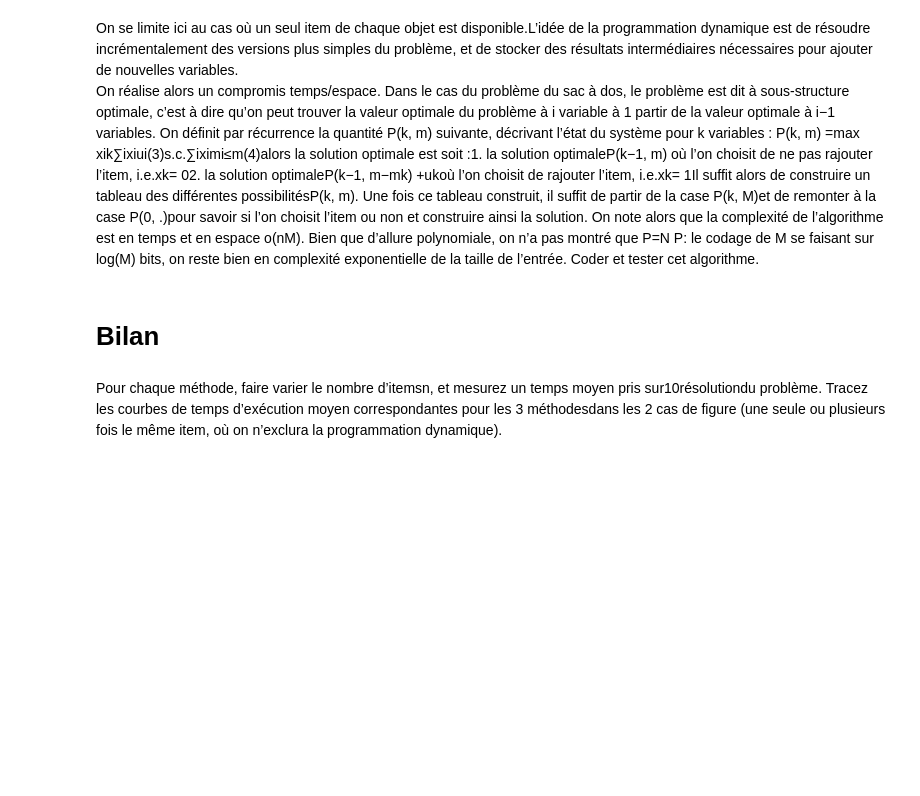
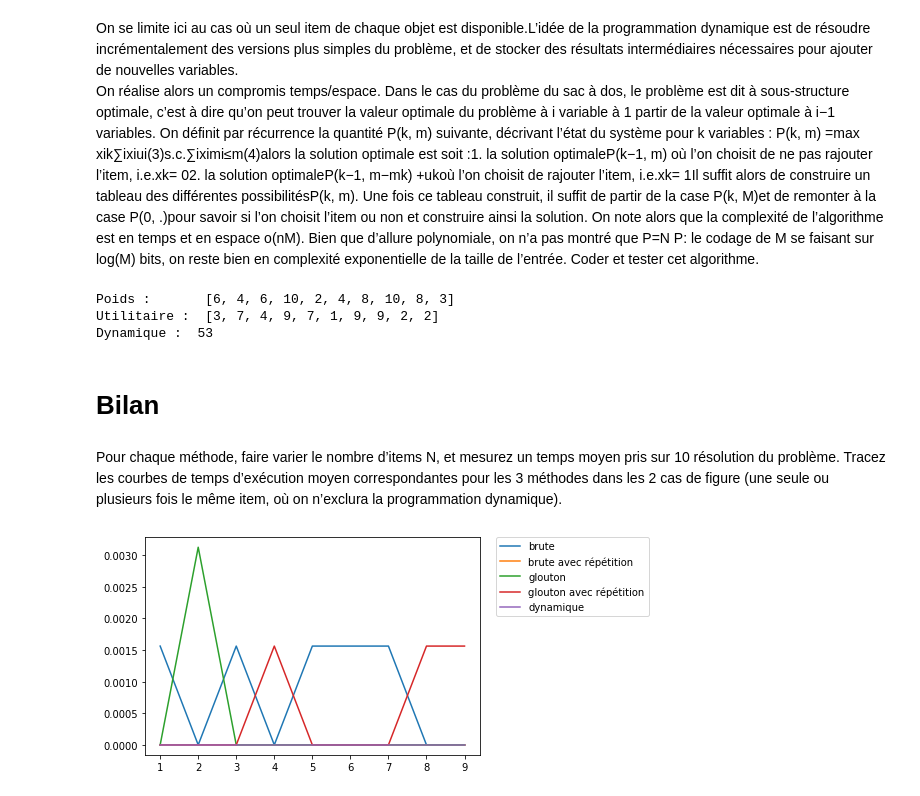
Before and after one commit to LordRayd/Master1, a Jupyter notebook: 2245_High_Peformance_Computing/TD2/TD2_Samuel_LEBERRE.ipynb, the cells around one changed output. Saved outputs shown, nothing was run; the diff lists cells and outputs as text; code cells hidden in the pictures; blank space fills up the shorter version.

```diff
--- a/2245_High_Peformance_Computing/TD2/TD2_Samuel_LEBERRE.ipynb
+++ b/2245_High_Peformance_Computing/TD2/TD2_Samuel_LEBERRE.ipynb
@@ -41,7 +121,82 @@ On calcule pour chaque objet le rapport gain/masse (ui/mi). On trie les objets p
 # %% [markdown]
 On se limite ici au cas où un seul item de chaque objet est disponible.L’idée de la programmation dynamique est de résoudre incrémentalement des versions plus simples du problème, et de stocker des résultats intermédiaires nécessaires pour ajouter de nouvelles variables. <br> On réalise alors un compromis temps/espace. Dans le cas du problème du sac à dos, le problème est dit à sous-structure optimale, c’est à dire qu’on peut trouver la valeur optimale du problème à i variable à 1
 partir de la valeur optimale à i−1 variables. On définit par récurrence la quantité P(k, m) suivante, décrivant l’état du système pour k variables : P(k, m)  =max xik∑ixiui(3)s.c.∑iximi≤m(4)alors la solution optimale est soit :1. la solution optimaleP(k−1, m) où l’on choisit de ne pas rajouter l’item, i.e.xk= 02. la solution optimaleP(k−1, m−mk) +ukoù l’on choisit de rajouter l’item, i.e.xk= 1Il suffit alors de construire un tableau des différentes possibilitésP(k, m). Une fois ce tableau construit, il suffit de partir de la case P(k, M)et de remonter à la case P(0, .)pour savoir si l’on choisit l’item ou non et construire ainsi la solution. On note alors que la complexité de l’algorithme est en temps et en espace o(nM). Bien que d’allure polynomiale, on n’a pas montré que P=N P: le codage de M se faisant sur log(M) bits, on reste bien en complexité exponentielle de la taille de l’entrée. Coder et tester cet algorithme.
+# %%
+def dynamique(nb_a_atteindre, tab_poids, tab_util, index):
+    P = [[0 for x in range(nb_a_atteindre+1)] for x in range(index+1)]
+    for i in range(index+1):
+        for j in range(nb_a_atteindre+1):
+            if i==0 or j==0:
+                P[i][j] = 0
+            elif tab_poids[i-1] <= j:
+                P[i][j] = max(P[i-1][j], tab_util[i-1] + P[i-1][j-tab_poids[i-1]])
+            else:
+                P[i][j] = P[i-1][j]
+    return P[index][nb_a_atteindre]
+
+print("Poids :      ", poids)
+print("Utilitaire : ", util)
+print("Dynamique : ", dynamique(M, poids, util, N))
+# %% [output]
+Poids :       [6, 4, 6, 10, 2, 4, 8, 10, 8, 3]
+Utilitaire :  [3, 7, 4, 9, 7, 1, 9, 9, 2, 2]
+Dynamique :  53
 # %% [markdown]
 # Bilan
 # %% [markdown]
-Pour chaque méthode, faire varier le nombre d’itemsn, et mesurez un temps moyen pris sur10résolutiondu problème.  Tracez les courbes de temps d’exécution moyen correspondantes pour les 3 méthodesdans les 2 cas de figure (une seule ou plusieurs fois le même item, où on n’exclura la programmation dynamique).
+Pour chaque méthode, faire varier le nombre d’items N, et mesurez un temps moyen pris sur 10 résolution du problème. Tracez les courbes de temps d’exécution moyen correspondantes pour les 3 méthodes dans les 2 cas de figure (une seule ou plusieurs fois le même item, où on n’exclura la programmation dynamique).
+# %%
+plt.figure()
+bruteforce1_courbe=[]
+bruteforce2_courbe=[]
+gloutonne1_courbe=[]
+gloutonne2_courbe=[]
+dynamique_courbe=[]
+for i in range(1,N):
+    moy_bruteforce1 = 0
+    moy_bruteforce2 = 0
+    moy_gloutonne1  = 0
+    moy_gloutonne2  = 0
+    moy_dynamique   = 0
+    for j in range(10):
+
+        t = time.process_time()
+        force_brute1(M,poids,util,N)
+        t2 = time.process_time()
+        moy_bruteforce1+=t2-t
+
+        t = time.process_time()
+        force_brute2(i,poids,util,N,0)
+        t2 = time.process_time()
+        moy_bruteforce2+=t2-t
+
+        t = time.process_time()
+        gloutonne1(i,poids,util,N)
+        t2 = time.process_time()
+        moy_gloutonne1+=t2-t
+
+        t = time.process_time()
+        gloutonne2(i,poids,util,N,0)
+        t2 = time.process_time()
+        moy_gloutonne2+=t2-t
+
+        t = time.process_time()
+        dynamique(i, poids, util, N)
+        t2 = time.process_time()
+        moy_dynamique+= t2-t
+
+    bruteforce1_courbe.append(moy_bruteforce1 / 10)
+    bruteforce2_courbe.append(moy_bruteforce2 / 10)
+    gloutonne1_courbe.append(moy_gloutonne1 / 10)
+    gloutonne2_courbe.append(moy_gloutonne2 / 10)
+    dynamique_courbe.append(moy_dynamique / 10)
+
+plt.plot(np.arange(1,N), bruteforce1_courbe,label="brute")
+plt.plot(np.arange(1,N), bruteforce2_courbe,label="brute avec répétition")
+plt.plot(np.arange(1,N), gloutonne1_courbe,label="glouton")
+plt.plot(np.arange(1,N), gloutonne2_courbe,label="glouton avec répétition")
+plt.plot(np.arange(1,N), dynamique_courbe,label="dynamique")
+plt.legend(bbox_to_anchor=(1.05, 1), loc='upper left', borderaxespad=0.)
+plt.show()
+# %% [output]
+[figure, added]
```
Also changed, not shown: parts of 7 cells of this notebook.
